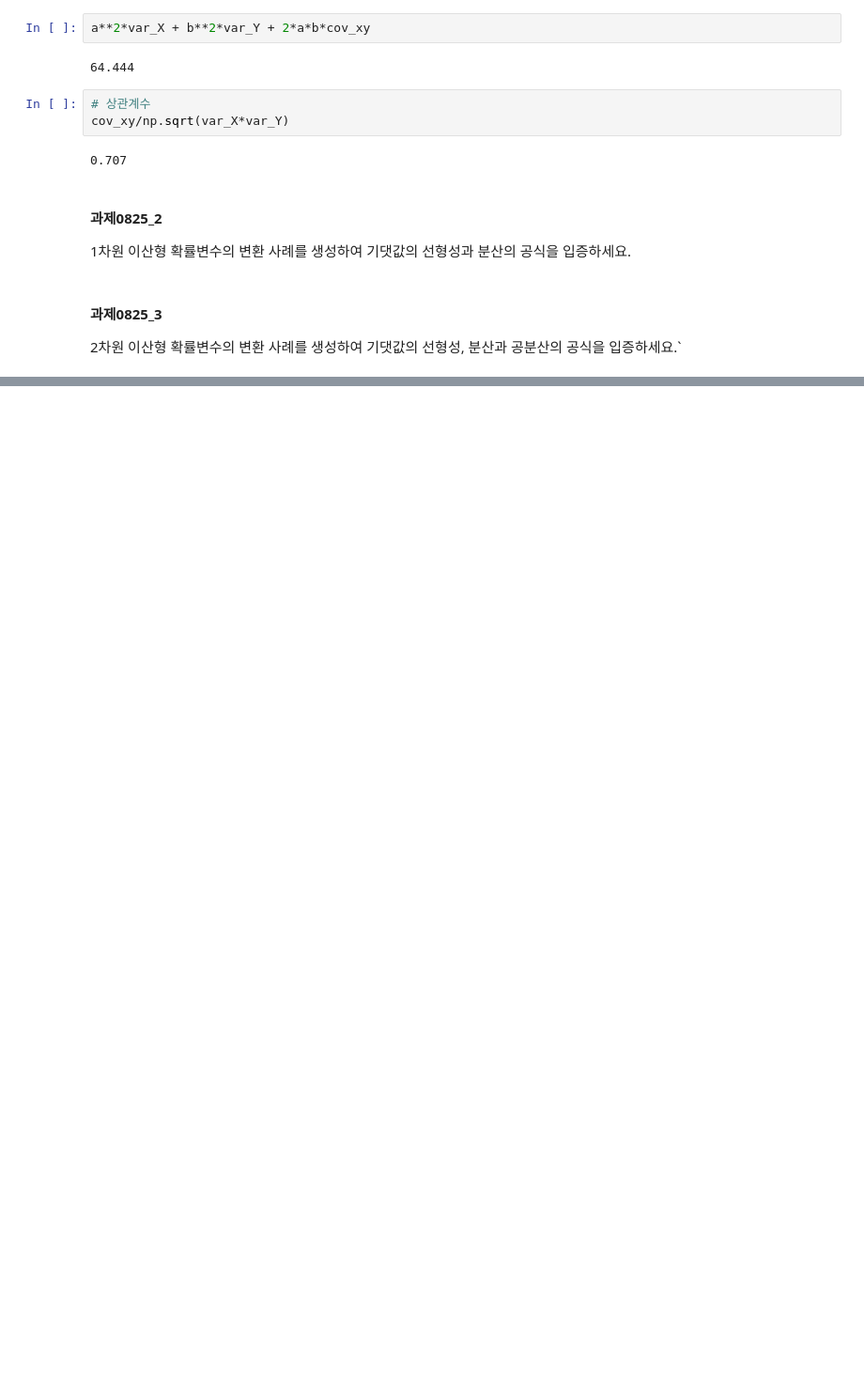
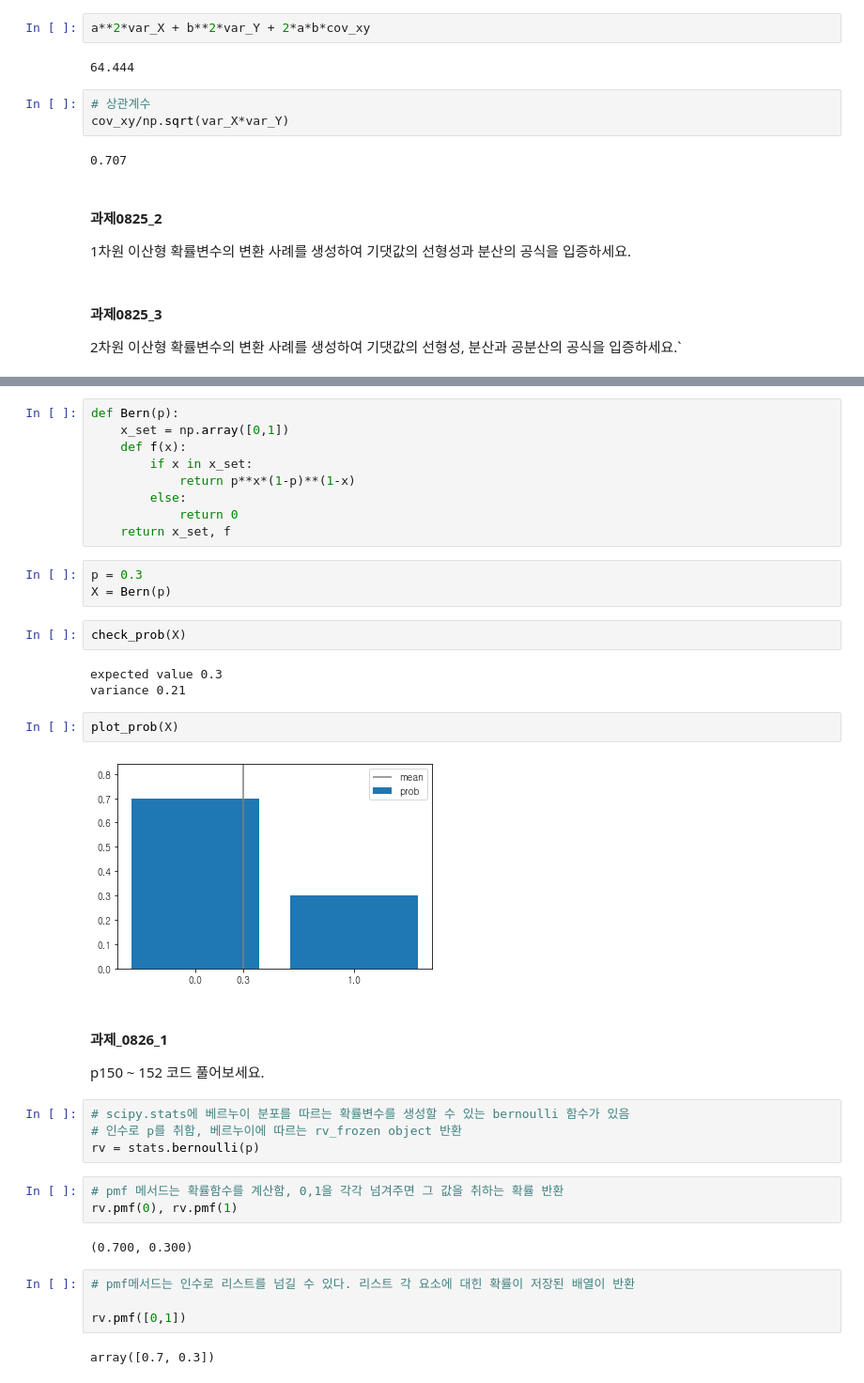
Before and after one commit to Toddbear20/Toddbear20, a Jupyter notebook: m3_통계/Stat_1.ipynb, the cells around one changed output, grey strips where cells are left out. Shown: that part at 94% size. Drawn from its saved outputs; the diff is of its cells as text; blank space fills up the shorter version.

```diff
--- a/m3_통계/Stat_1.ipynb
+++ b/m3_통계/Stat_1.ipynb
@@ -1590,0 +1642,39 @@ cov_xy/np.sqrt(var_X*var_Y)
+# %%
+def Bern(p):
+    x_set = np.array([0,1])
+    def f(x):
+        if x in x_set:
+            return p**x*(1-p)**(1-x)
+        else:
+            return 0
+    return x_set, f
+# %%
+p = 0.3
+X = Bern(p)
+# %%
+check_prob(X)
+# %% [output]
+expected value 0.3
+variance 0.21
+# %%
+plot_prob(X)
+# %% [output]
+[figure, added]
+# %% [markdown]
+#### 과제_0826_1
+p150 ~ 152 코드 풀어보세요.
+# %%
+# scipy.stats에 베르누이 분포를 따르는 확률변수를 생성할 수 있는 bernoulli 함수가 있음
+# 인수로 p를 취함, 베르누이에 따르는 rv_frozen object 반환
+rv = stats.bernoulli(p)
+# %%
+# pmf 메서드는 확률함수를 계산함, 0,1을 각각 넘겨주면 그 값을 취하는 확률 반환
+rv.pmf(0), rv.pmf(1)
+# %% [output]
+(0.700, 0.300)
+# %%
+# pmf메서드는 인수로 리스트를 넘길 수 있다. 리스트 각 요소에 대힌 확률이 저장된 배열이 반환
+
+rv.pmf([0,1])
+# %% [output]
+array([0.7, 0.3])
```
Also changed, not shown: parts of 87 cells of this notebook.
